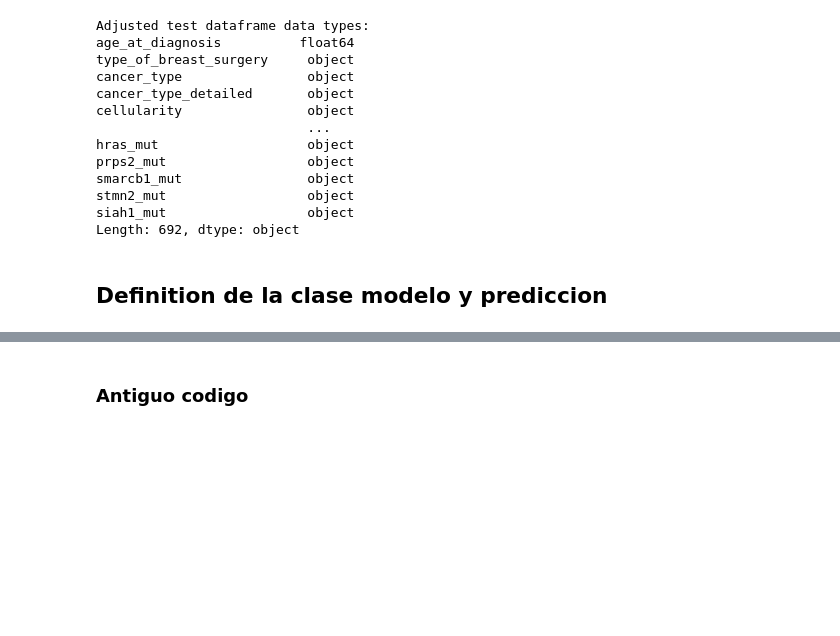
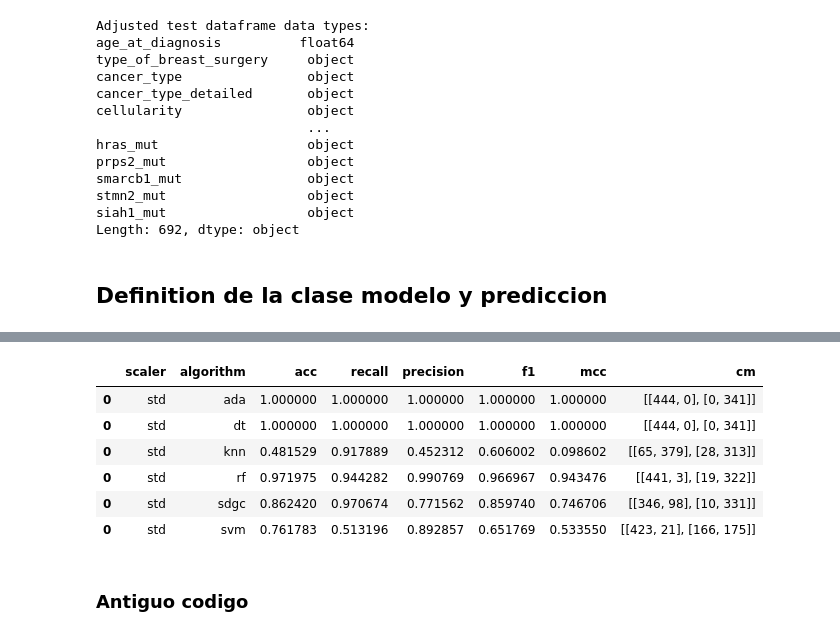
Before and after one commit to diegfernv/breast-cancer-classification, a Jupyter notebook: 4-Check_models.ipynb, the cells around one changed output, grey strips where cells are left out. Drawn from its saved outputs; the diff is of its cells as text; code cells hidden in the pictures; blank space fills up the shorter version.

```diff
--- a/4-Check_models.ipynb
+++ b/4-Check_models.ipynb
@@ -161,0 +188,9 @@ metrics_df
+# %%
+train_X = pd.read_csv("data_separated/train_data_std.csv")
+train_y = pd.read_csv("data_separated/y_train.csv")
+# %%
+results_cv = pd.DataFrame(columns=["scaler", "algorithm", "cv"])
+for model in models:
+    if model.scaler == "std":
+        results_cv = pd.concat([results_cv, model.cross_validate(train_X.values, train_y.values, 5)])
+results_cv
@@ -162,3 +205,17 @@ metrics_df
+# %%
+results_cv = pd.DataFrame(columns=["scaler", "algorithm","acc", "recall", "precision", "f1", "mcc", "cm"])
+for model in models:
+    if model.scaler == "std":
+        results_cv = pd.concat([results_cv, model.cv_predict(train_X.values, train_y.values, 5)])
+results_cv
+# %% [output]
+|  | scaler | algorithm | acc | recall | precision | f1 | mcc | cm |
+| 0 | std | ada | 1.000000 | 1.000000 | 1.000000 | 1.000000 | 1.000000 | [[444, 0], [0, 341]] |
+| 0 | std | dt | 1.000000 | 1.000000 | 1.000000 | 1.000000 | 1.000000 | [[444, 0], [0, 341]] |
+| 0 | std | knn | 0.481529 | 0.917889 | 0.452312 | 0.606002 | 0.098602 | [[65, 379], [28, 313]] |
+| 0 | std | rf | 0.971975 | 0.944282 | 0.990769 | 0.966967 | 0.943476 | [[441, 3], [19, 322]] |
+| 0 | std | sdgc | 0.862420 | 0.970674 | 0.771562 | 0.859740 | 0.746706 | [[346, 98], [10, 331]] |
+| 0 | std | svm | 0.761783 | 0.513196 | 0.892857 | 0.651769 | 0.533550 | [[423, 21], [166, 175]] |
 # %% [markdown]
 ### Antiguo codigo
 # %%
```
Also changed, not shown: parts of 7 cells of this notebook.
